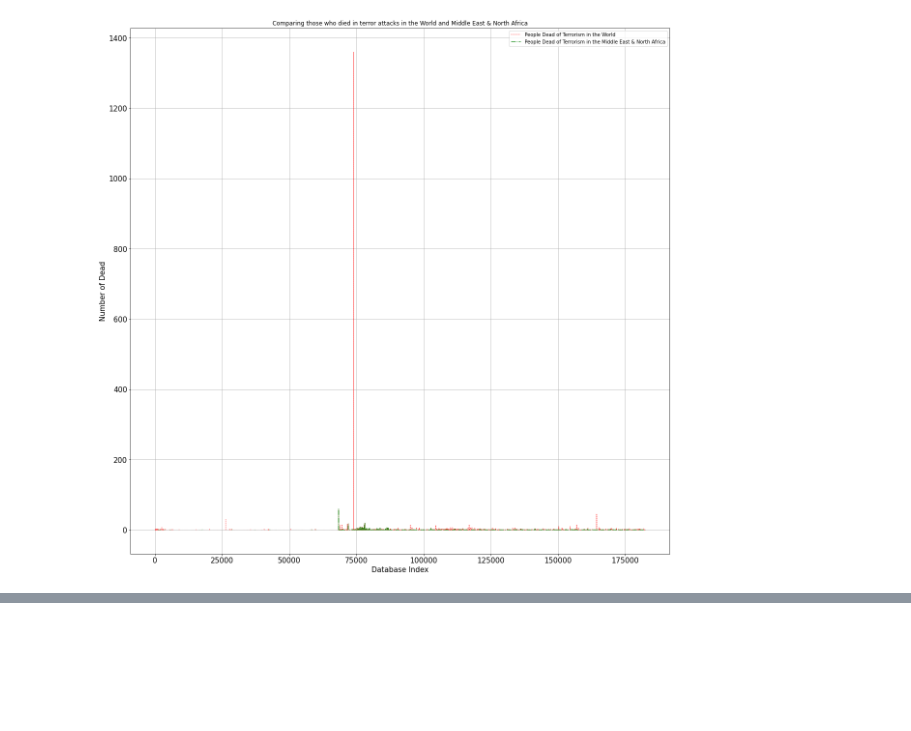
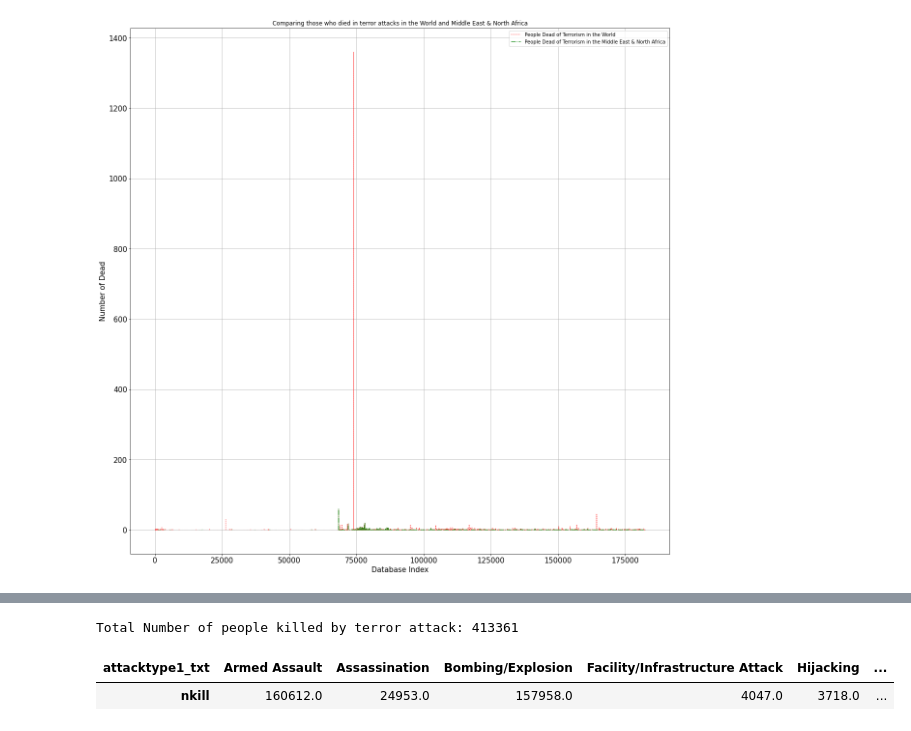
Before and after one commit to Sujitharasamsetty/Exploratory-Data-Analysis-On-Global-Terrorism-, a Jupyter notebook: Exploratory_Data_Analysis_On_Global_Terrorism.ipynb, the cells around one changed output, grey strips where cells are left out. Drawn from its saved outputs; the diff is of its cells as text; code cells hidden in the pictures; blank space fills up the shorter version.

```diff
--- a/Exploratory_Data_Analysis_On_Global_Terrorism.ipynb
+++ b/Exploratory_Data_Analysis_On_Global_Terrorism.ipynb
@@ -164,3 +159,9 @@ for point in range(0, len(reqFilterDataList)):
 map
 # %% [output]
 [interactive output not drawn]
+# %%
+#Dropping NAN Values
+killData = data.loc[:,'nkill']
+print('Total Number of people killed by terror attack:', int(sum(killData.dropna())))
+# %% [output]
+Total Number of people killed by terror attack: 413361
@@ -166,0 +172,6 @@ map
+# %%
+typeKillFormatData = typeKillData.pivot_table(columns='attacktype1_txt', values='nkill', aggfunc='sum')
+typeKillFormatData
+# %% [output]
+| attacktype1_txt | Armed Assault | Assassination | Bombing/Explosion | Facility/Infrastructure Attack | Hijacking | ... |
+| nkill | 160612.0 | 24953.0 | 157958.0 | 4047.0 | 3718.0 | ... |
```
Also changed, not shown: parts of 4 cells of this notebook.
